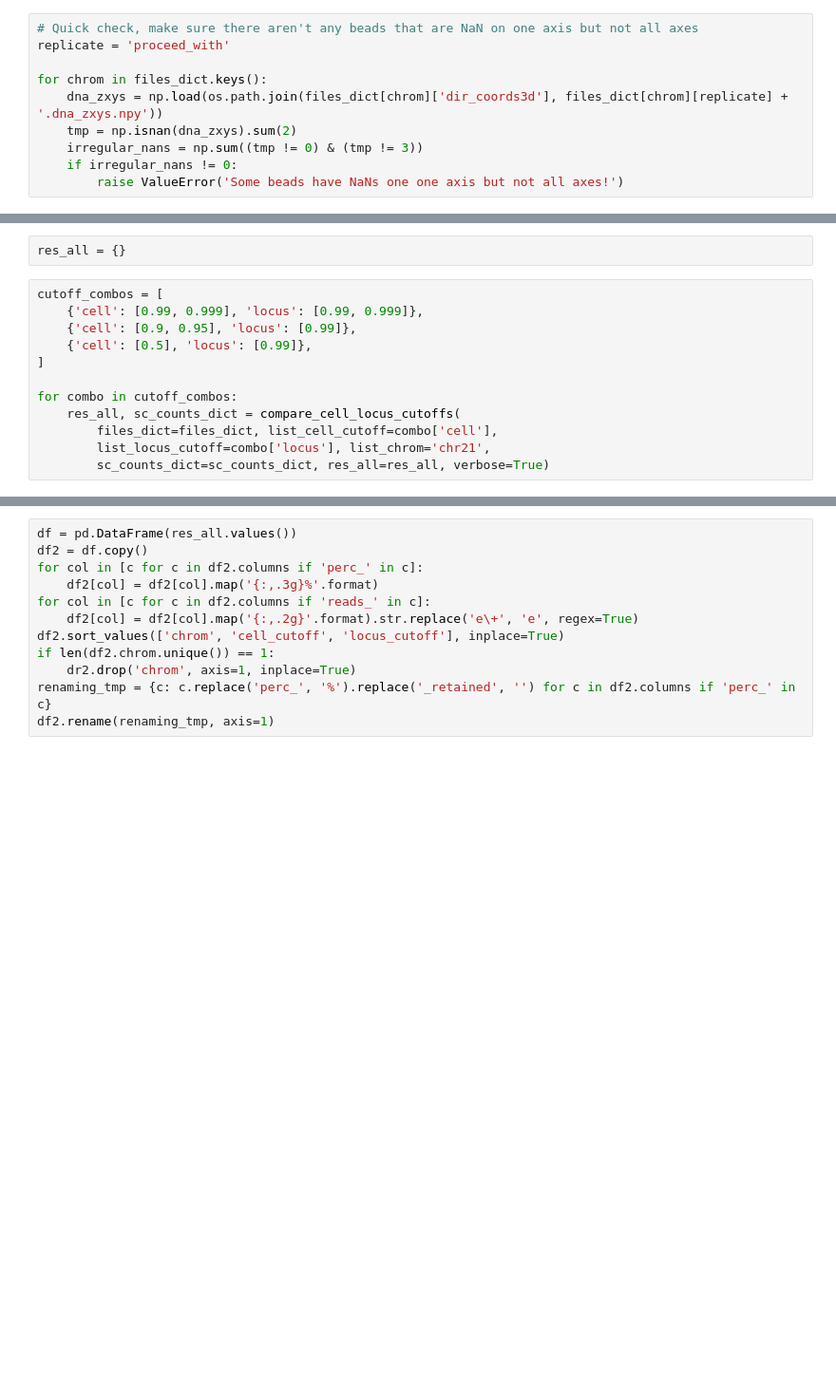
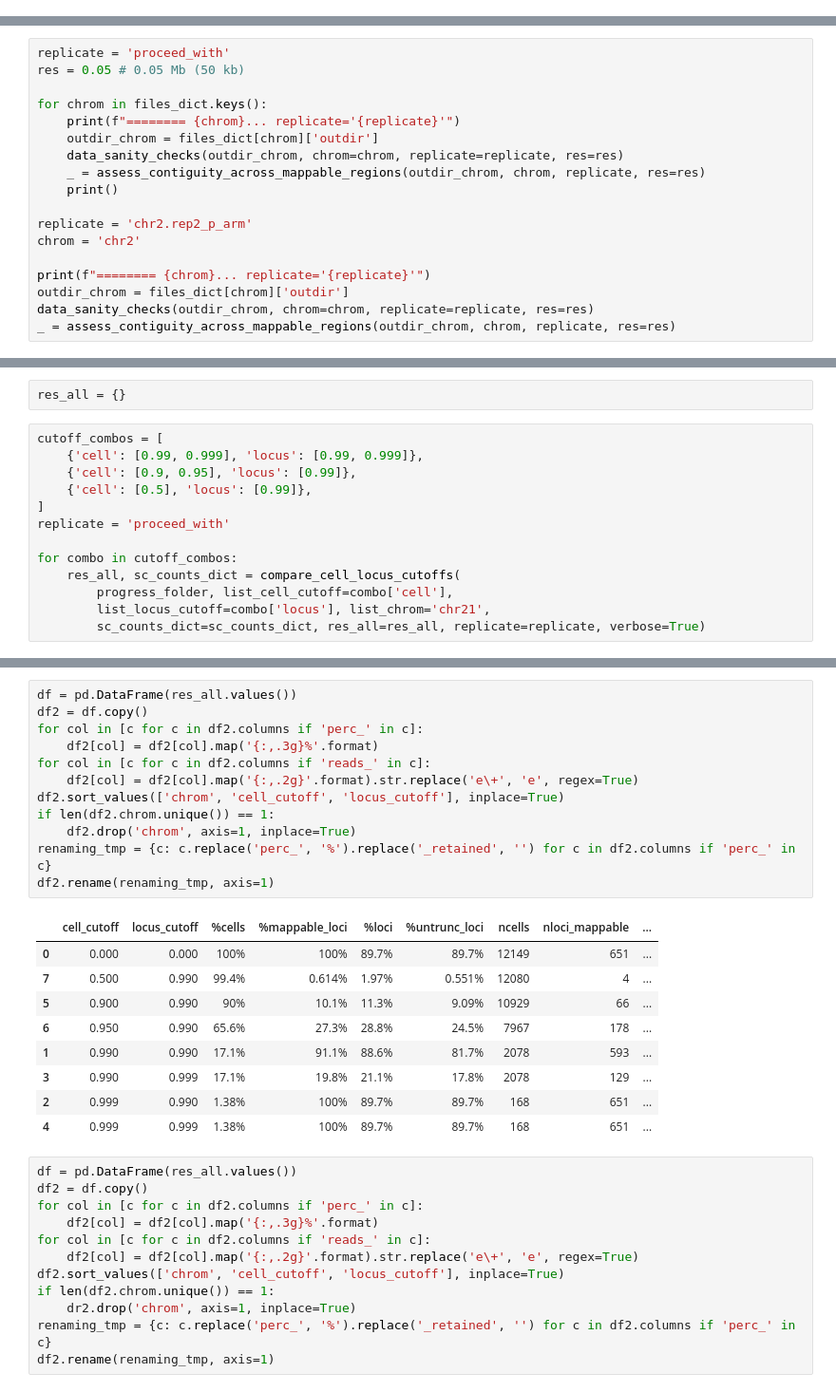
Before and after one commit to gesinecauer/Chromatin_Analysis_2020_cell, a Jupyter notebook: sequential_tracing/PostAnalysis/prox_freq_from_3d_coords.ipynb, the cells around one changed output, grey strips where cells are left out. Shown at 95% size. Cells and saved outputs as stored; diff of their text form; blank space fills up the shorter version.

```diff
--- a/sequential_tracing/PostAnalysis/prox_freq_from_3d_coords.ipynb
+++ b/sequential_tracing/PostAnalysis/prox_freq_from_3d_coords.ipynb
@@ -1112,10 +1189,0 @@ for chrom in files_dict.keys():
-# %%
-# Quick check, make sure there aren't any beads that are NaN on one axis but not all axes
-replicate = 'proceed_with'
-
-for chrom in files_dict.keys():
-    dna_zxys = np.load(os.path.join(files_dict[chrom]['dir_coords3d'], files_dict[chrom][replicate] + '.dna_zxys.npy'))
-    tmp = np.isnan(dna_zxys).sum(2)
-    irregular_nans = np.sum((tmp != 0) & (tmp != 3))
-    if irregular_nans != 0:
-        raise ValueError('Some beads have NaNs one one axis but not all axes!')
@@ -1121,0 +1216,18 @@ for chrom in files_dict.keys():
+# %%
+replicate = 'proceed_with'
+res = 0.05 # 0.05 Mb (50 kb)
+
+for chrom in files_dict.keys():
+    print(f"======== {chrom}... replicate='{replicate}'")
+    outdir_chrom = files_dict[chrom]['outdir']
+    data_sanity_checks(outdir_chrom, chrom=chrom, replicate=replicate, res=res)
+    _ = assess_contiguity_across_mappable_regions(outdir_chrom, chrom, replicate, res=res)
+    print()
+
+replicate = 'chr2.rep2_p_arm'
+chrom = 'chr2'
+
+print(f"======== {chrom}... replicate='{replicate}'")
+outdir_chrom = files_dict[chrom]['outdir']
+data_sanity_checks(outdir_chrom, chrom=chrom, replicate=replicate, res=res)
+_ = assess_contiguity_across_mappable_regions(outdir_chrom, chrom, replicate, res=res)
@@ -1243,10 +1424,11 @@ cutoff_combos = [
     {'cell': [0.9, 0.95], 'locus': [0.99]},
     {'cell': [0.5], 'locus': [0.99]},
 ]
+replicate = 'proceed_with'
 
 for combo in cutoff_combos:
     res_all, sc_counts_dict = compare_cell_locus_cutoffs(
-        files_dict=files_dict, list_cell_cutoff=combo['cell'],
+        progress_folder, list_cell_cutoff=combo['cell'],
         list_locus_cutoff=combo['locus'], list_chrom='chr21',
-        sc_counts_dict=sc_counts_dict, res_all=res_all, verbose=True)
+        sc_counts_dict=sc_counts_dict, res_all=res_all, replicate=replicate, verbose=True)
 # %% [output]
@@ -1253,6 +1449,28 @@ for combo in cutoff_combos:
 ==== chrom=chr21, cell_th=0.5, locus_th=0.99
         Sum counts across cells that pass cutoff...
         Filter counts bins to loci that pass cutoff...
+# %%
+df = pd.DataFrame(res_all.values())
+df2 = df.copy()
+for col in [c for c in df2.columns if 'perc_' in c]:
+    df2[col] = df2[col].map('{:,.3g}%'.format)
+for col in [c for c in df2.columns if 'reads_' in c]:
+    df2[col] = df2[col].map('{:,.2g}'.format).str.replace('e\+', 'e', regex=True)
+df2.sort_values(['chrom', 'cell_cutoff', 'locus_cutoff'], inplace=True)
+if len(df2.chrom.unique()) == 1:
+    df2.drop('chrom', axis=1, inplace=True)
+renaming_tmp = {c: c.replace('perc_', '%').replace('_retained', '') for c in df2.columns if 'perc_' in c}
+df2.rename(renaming_tmp, axis=1)
+# %% [output]
+|  | cell_cutoff | locus_cutoff | %cells | %mappable_loci | %loci | %untrunc_loci | ncells | nloci_mappable | ... |
+| 0 | 0.000 | 0.000 | 100% | 100% | 89.7% | 89.7% | 12149 | 651 | ... |
+| 7 | 0.500 | 0.990 | 99.4% | 0.614% | 1.97% | 0.551% | 12080 | 4 | ... |
+| 5 | 0.900 | 0.990 | 90% | 10.1% | 11.3% | 9.09% | 10929 | 66 | ... |
+| 6 | 0.950 | 0.990 | 65.6% | 27.3% | 28.8% | 24.5% | 7967 | 178 | ... |
+| 1 | 0.990 | 0.990 | 17.1% | 91.1% | 88.6% | 81.7% | 2078 | 593 | ... |
+| 3 | 0.990 | 0.999 | 17.1% | 19.8% | 21.1% | 17.8% | 2078 | 129 | ... |
+| 2 | 0.999 | 0.990 | 1.38% | 100% | 89.7% | 89.7% | 168 | 651 | ... |
+| 4 | 0.999 | 0.999 | 1.38% | 100% | 89.7% | 89.7% | 168 | 651 | ... |
 # %%
 df = pd.DataFrame(res_all.values())
 df2 = df.copy()
```
Also changed, not shown: parts of 45 cells of this notebook.
